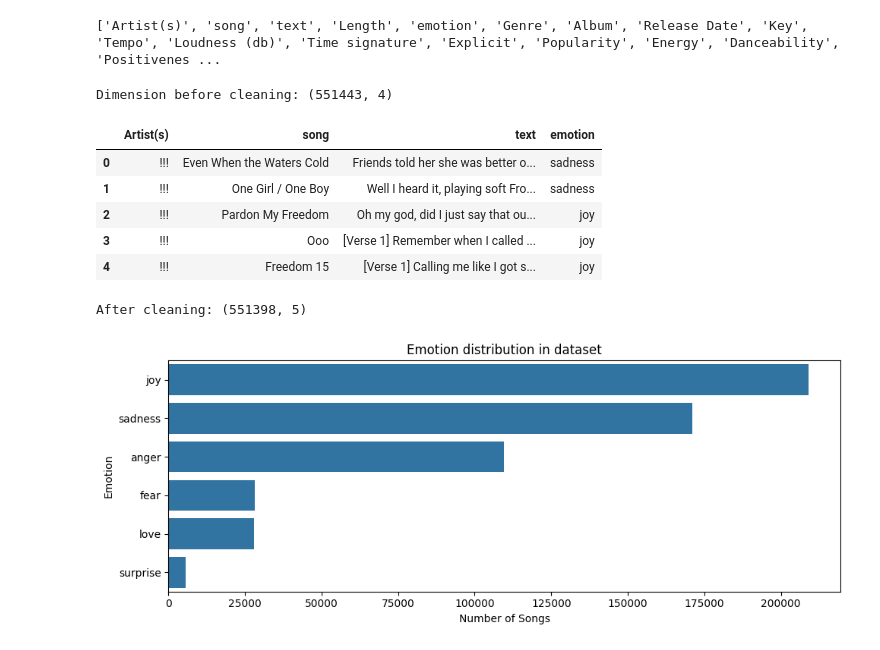
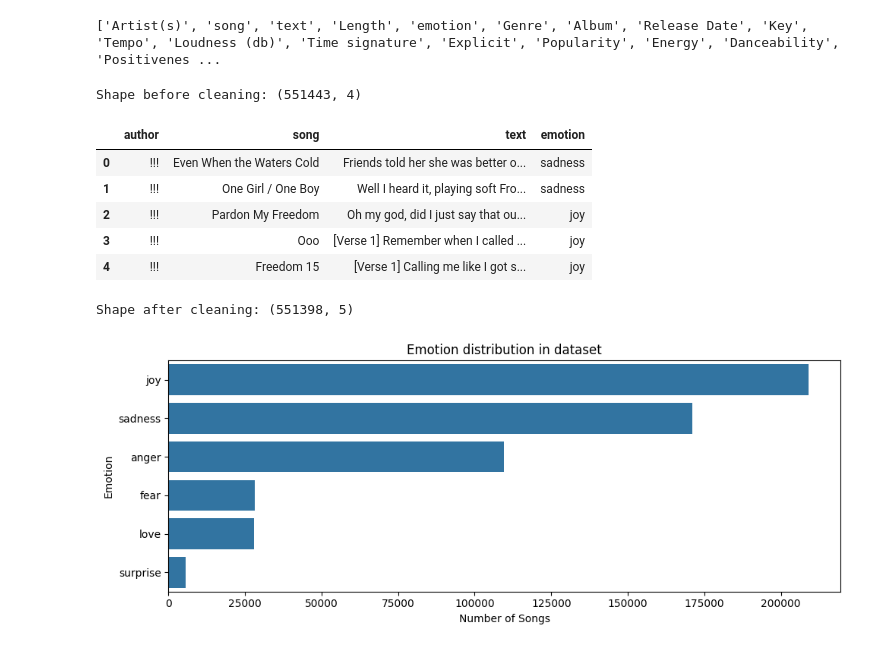
Before and after one commit to jjulijana/music_lyrics_classification, a Jupyter notebook: utils/02_data_preprocessing.ipynb, the cells around one changed output. Cells and saved outputs as stored; diff of their text form; code cells hidden in the pictures.

```diff
--- a/utils/02_data_preprocessing.ipynb
+++ b/utils/02_data_preprocessing.ipynb
@@ -13,11 +13,13 @@ print(df_full.columns.tolist())
 ['Artist(s)', 'song', 'text', 'Length', 'emotion', 'Genre', 'Album', 'Release Date', 'Key', 'Tempo', 'Loudness (db)', 'Time signature', 'Explicit', 'Popularity', 'Energy', 'Danceability', 'Positivenes ...
 # %%
 df = pd.read_csv(raw_data_path, usecols=["Artist(s)", "song", "text", "emotion"])
-print("Dimension before cleaning:", df.shape)
+df.rename(columns={"Artist(s)": "author"}, inplace=True)
+
+print("Shape before cleaning:", df.shape)
 df.head(5)
 # %% [output]
-Dimension before cleaning: (551443, 4)
+Shape before cleaning: (551443, 4)
-|  | Artist(s) | song | text | emotion |
+|  | author | song | text | emotion |
 | 0 | !!! | Even When the Waters Cold | Friends told her she was better o... | sadness |
 | 1 | !!! | One Girl / One Boy | Well I heard it, playing soft Fro... | sadness |
 | 2 | !!! | Pardon My Freedom | Oh my god, did I just say that ou... | joy |
@@ -49,9 +101,9 @@ valid_emotions = df_cleaned["emotion"].value_counts()
 valid_emotions = valid_emotions[valid_emotions >= min_count].index
 df_cleaned = df_cleaned[df_cleaned["emotion"].isin(valid_emotions)]
 
-print("After cleaning:", df_cleaned.shape)
+print("Shape after cleaning:", df_cleaned.shape)
 # %% [output]
-After cleaning: (551398, 5)
+Shape after cleaning: (551398, 5)
 # %%
 plt.figure(figsize=(10, 4))
 sns.countplot(data=df_cleaned, y="emotion", order=df_cleaned["emotion"].value_counts().index)
```
Also changed, not shown: parts of 7 cells of this notebook.
